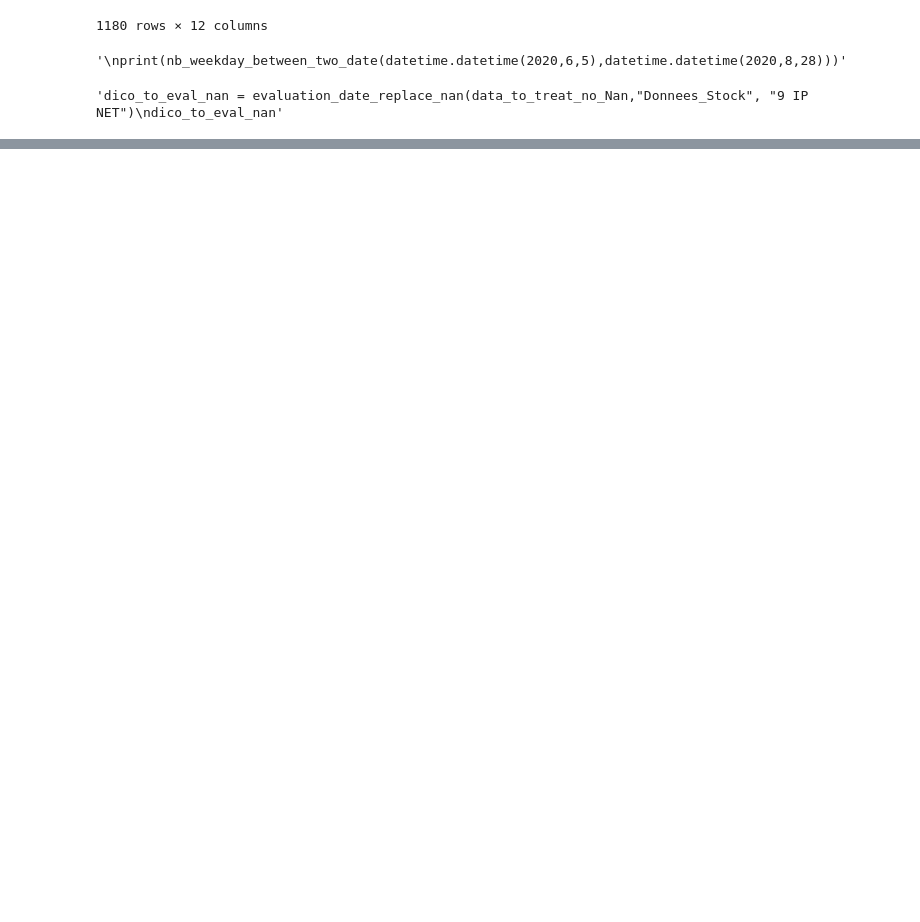
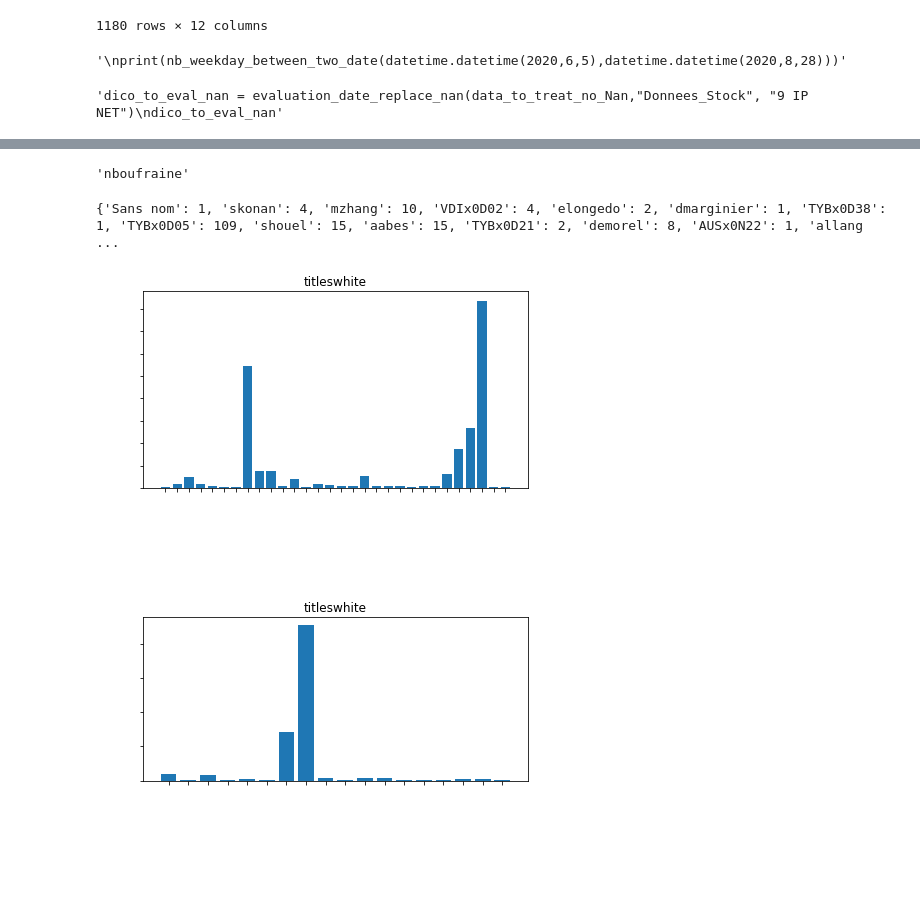
Before and after one commit to amouhite-dev/Dataviz, a Jupyter notebook: Extraction.ipynb, the cells around one changed output, grey strips where cells are left out. Saved outputs shown, nothing was run; the diff lists cells and outputs as text; code cells hidden in the pictures; blank space fills up the shorter version.

```diff
--- a/Extraction.ipynb
+++ b/Extraction.ipynb
@@ -224,0 +336,11 @@ def create_dict_cdp_time_do(name_cdp, name_project, idProject, list_date_to_chec
+# %%
+def check_nb_graph_create(taille,N=30,n= 30,NB_GRAPH = 1,before = 0):
+    NB_GRAPH=taille/N
+    if(NB_GRAPH>int(NB_GRAPH)):
+        NB_GRAPH=int(NB_GRAPH)+1
+    if(NB_GRAPH%2==0):
+        l=NB_GRAPH/2
+    else:
+        l=int(NB_GRAPH/2)+1
+    return NB_GRAPH
+#check_nb_graph_create(48)
@@ -462,6 +517,0 @@ def dataviz_to_check_cdp_out_bounds(list_delay):
-# %%
-"""print(data_to_treat)
-print("****************************")
-indexNames = data_to_treat[data_to_treat['Bdsid'] == 9956994].index
-data_to_treat.drop(indexNames, inplace = True)
-print(data_to_treat)"""
@@ -546,3 +518,57 @@ NameError: name 'create_dataviz_in_function_project_and_total_time_of_cdp' is no
+# %%
+list(data_to_treat['Cdp'])[10]
+# %% [output]
+'nboufraine'
+# %%
+def listCdp_numberProject(data):
+    #print('********************** Liste des CDPs *************************')
+    list_cdp_sans_doublons = list(set(data['Cdp']))
+    list_cdp = list(data['Cdp'])
+    list_project = list(data['Bdsid'])
+    cpt_project = 0
+    dict_cdp_and_project = {}
+
+    for c in range(len(list_cdp_sans_doublons)):
+        cdp = list_cdp_sans_doublons[c]
+        if(type(cdp) != str):
+            list_cdp[c] = "Sans nom"
+            cdp = list_cdp[c]
+        for p in range(len(list_project)):
+            if(list_cdp[p] == cdp):
+                cpt_project+=1
+        dict_cdp_and_project[cdp] = cpt_project
+        cpt_project = 0
+    return dict_cdp_and_project
+
+def dataviz_cdp_and_nbProject(data_to_treat):
+    N=30
+    n= 30
+    NB_GRAPH = 1
+    before = 0
+    dico = listCdp_numberProject(data_to_treat)
+    print(dico)
+    x=[]
+    y=[]
+    for key, value in dico.items():
+        x.append(key)
+        y.append(value)
+    taille = len(x)
+    if(taille>30):
+        NB_GRAPH = check_nb_graph_create(taille)
+        for z in range(NB_GRAPH):
+            list_time_to_do_x = x[before:N]
+            list_time_to_do_y = y[before:N]
+            create_dataviz(list_time_to_do_x, list_time_to_do_y,"cdp","Nombre de projets","Chaque cdp avec son nombre de projet",'figsize_test15.png','white')
+            before=N
+            N+=n
+    else:
+        create_dataviz(list_time_to_do_x, list_time_to_do_y,"cdp","Nombre de projets","Chaque cdp avec son nombre de projet",'figsize_test15.png','white')
+
+dataviz_cdp_and_nbProject(data_to_treat)
+# %% [output]
+{'Sans nom': 1, 'skonan': 4, 'mzhang': 10, 'VDIx0D02': 4, 'elongedo': 2, 'dmarginier': 1, 'TYBx0D38': 1, 'TYBx0D05': 109, 'shouel': 15, 'aabes': 15, 'TYBx0D21': 2, 'demorel': 8, 'AUSx0N22': 1, 'allang ...
+[figure, added]
+[figure, added]
 # %%
 import numpy as np
 from matplotlib import pyplot as plt
```
Also changed, not shown: parts of 24 cells of this notebook.
